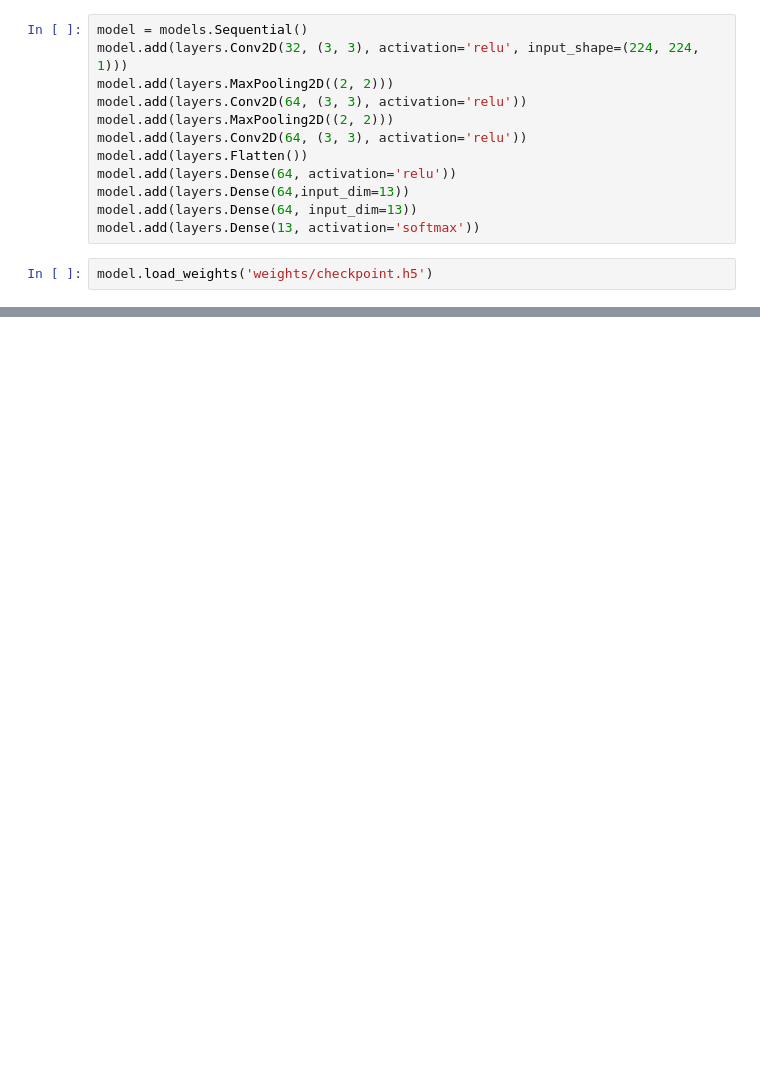
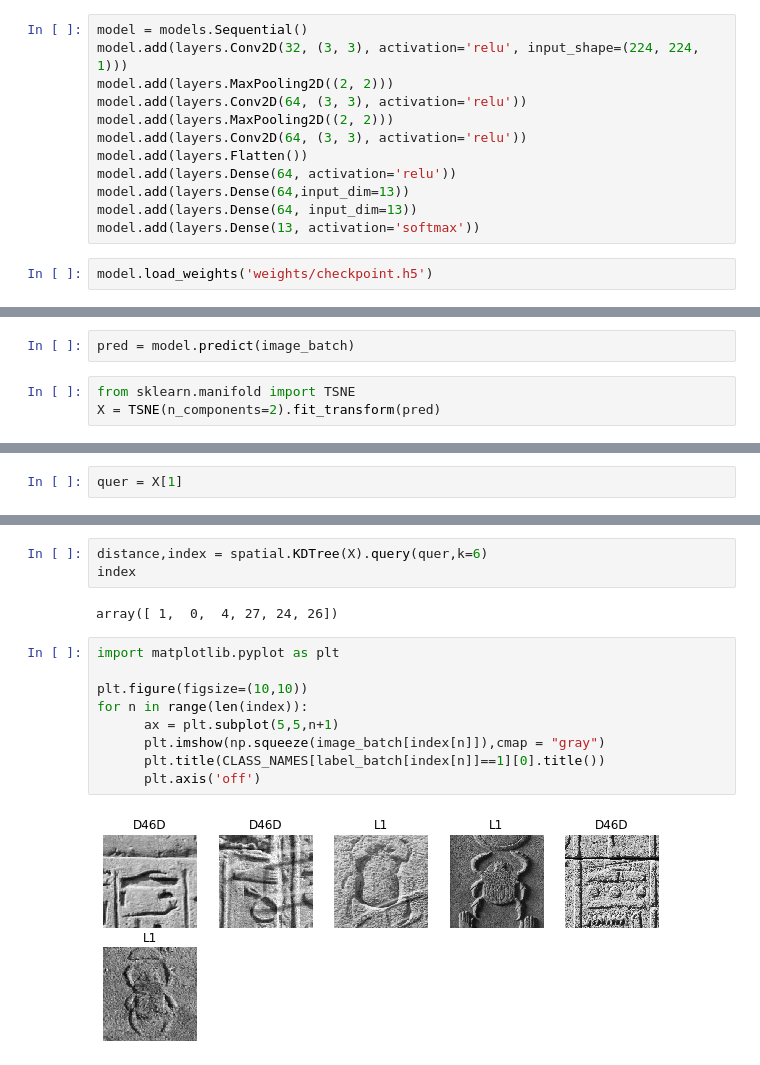
Before and after one commit to ivenwicht2/TER, a Jupyter notebook: extraction représentation.ipynb, the cells around one changed output, grey strips where cells are left out. Drawn from its saved outputs; the diff is of its cells as text; blank space fills up the shorter version.

```diff
--- a/extraction représentation.ipynb
+++ b/extraction représentation.ipynb
@@ -39,3 +59,8 @@ Total params: 11,139,712
 Trainable params: 11,139,712
 Non-trainable params: 0
 _________________________________________________________________
+# %%
+pred = model.predict(image_batch)
+# %%
+from sklearn.manifold import TSNE
+X = TSNE(n_components=2).fit_transform(pred)
@@ -41,0 +73,2 @@ _________________________________________________________________
+# %%
+quer = X[1]
@@ -41,0 +85,16 @@ _________________________________________________________________
+# %%
+distance,index = spatial.KDTree(X).query(quer,k=6)
+index
+# %% [output]
+array([ 1,  0,  4, 27, 24, 26])
+# %%
+import matplotlib.pyplot as plt
+
+plt.figure(figsize=(10,10))
+for n in range(len(index)):
+      ax = plt.subplot(5,5,n+1)
+      plt.imshow(np.squeeze(image_batch[index[n]]),cmap = "gray")
+      plt.title(CLASS_NAMES[label_batch[index[n]]==1][0].title())
+      plt.axis('off')
+# %% [output]
+[figure, added]
```
Also changed, not shown: parts of 6 cells of this notebook, 2 other files.
